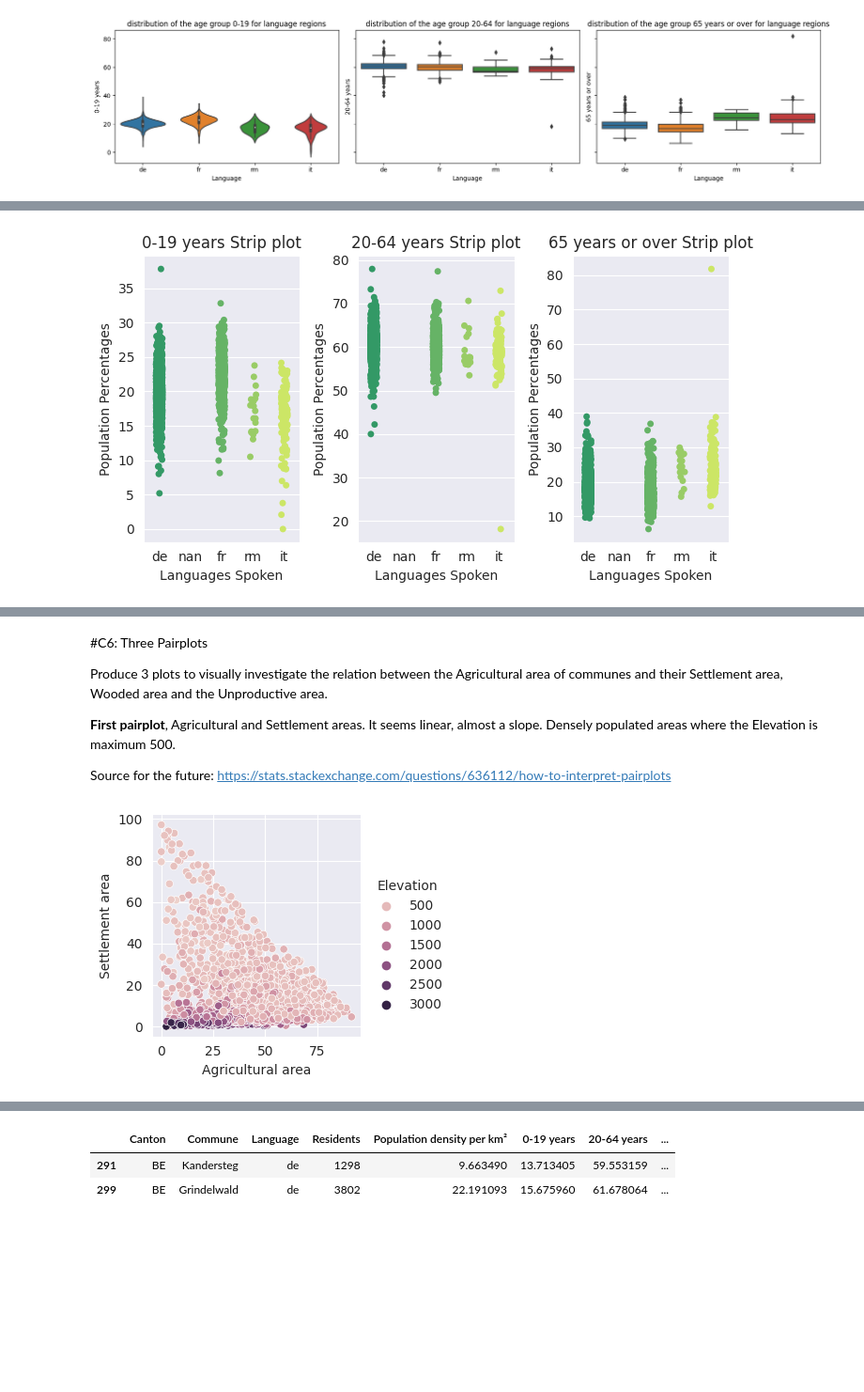
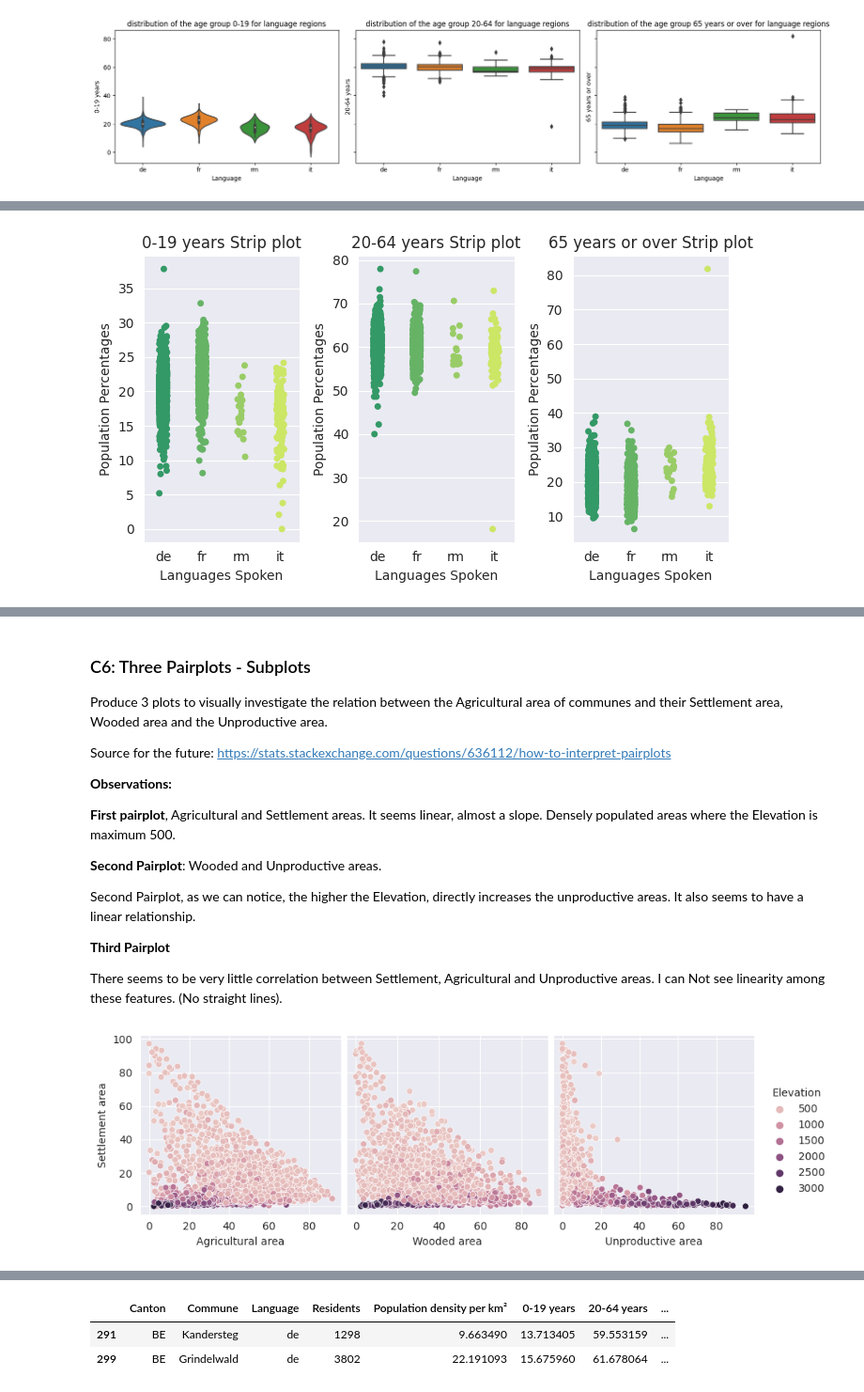
Before and after one commit to MariliaPrata/First-EPFL-DS-course, a Jupyter notebook: communes-solution.ipynb, the cells around one changed output, grey strips where cells are left out. Shown at 94% size. Drawn from its saved outputs; the diff is of its cells as text; code cells hidden in the pictures; blank space fills up the shorter version.

```diff
--- a/communes-solution.ipynb
+++ b/communes-solution.ipynb
@@ -580 +520,5 @@ df1.head(2)
+# %%
+#Loading data for the 3rd time due to the previous index reset to make the barplot
+
+df2 = pd.read_csv("../input/commune-in-switzerland/p1_communes.csv")
 # %% [markdown]
@@ -658,6 +602,9 @@ I tried though I couldn't add the percent symbol this time.
 Population 20-64 years represents the higher proportion (50% till 80%) on both Strip plot and Box plot.
 # %%
 #Creating a stripplot to visualize differences in data distribution between languages spoken
+import warnings
+warnings.simplefilter(action='ignore', category=FutureWarning)
+
 
 import matplotlib.ticker as mtick
 
@@ -680,14 +627,14 @@ yticks = mtick.FormatStrFormatter(fmt)
 
 for feature in features:
     plt.subplot(1,3,n)
-    sns.stripplot(x = df1['Language'], y = df1[feature], palette = 'summer').set(xlabel = None, ylabel = None)
+    sns.stripplot(x = df['Language'], y = df[feature], palette = 'summer').set(xlabel = None, ylabel = None)
     plt.ylabel('Population Percentages')
     plt.xlabel('Languages Spoken')
     plt.title(f'{feature} Strip plot')
     n = n + 1
     plt.tight_layout()
 # %% [output]
-[figure, old version]
+[figure, new version]
 # %%
 #By Fatih Bilgin https://www.kaggle.com/code/fatihbilgin/quick-eda-and-data-visualization-for-beginners
 
@@ -722,22 +670,33 @@ iplot(fig)
 # %% [output]
 [interactive output not drawn]
 # %% [markdown]
-#C6: Three Pairplots
+### C6: Three Pairplots - Subplots
 
 Produce 3 plots to visually investigate the relation between the Agricultural area of communes and their Settlement area, Wooded area and the Unproductive area.
+
+Source for the future: https://stats.stackexchange.com/questions/636112/how-to-interpret-pairplots
+
+**Observations:**
 
 **First pairplot**, Agricultural and Settlement areas. It seems linear, almost a slope.
 Densely populated areas where the Elevation is maximum 500.
 
-Source for the future: https://stats.stackexchange.com/questions/636112/how-to-interpret-pairplots
+**Second Pairplot**: Wooded and Unproductive areas.
+
+Second Pairplot, as we can notice, the higher the Elevation, directly increases the unproductive areas.
+It also seems to have a linear relationship.
+
+**Third Pairplot**
+
+There seems to be very little correlation between Settlement, Agricultural and Unproductive areas.
+I can Not see linearity  among these features. (No straight lines).
 # %%
 #Relation between the Agricultural area of communes and their Settlement area
 
-sns.pairplot(df1, x_vars=["Agricultural area"],
+sns.pairplot(df2, x_vars=["Agricultural area", "Wooded area", "Unproductive area"],
                    y_vars=["Settlement area"],
                    hue="Elevation",
                    height=3)
-
 plt.show()
 # %% [output]
-[figure, old version]
+[figure, new version]
```
Also changed, not shown: parts of 74 cells of this notebook.
